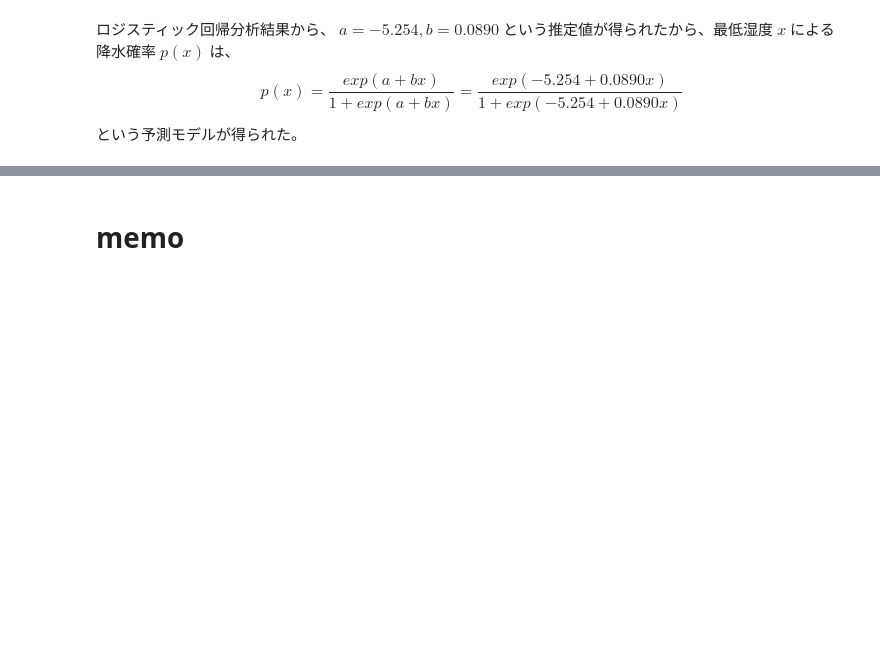
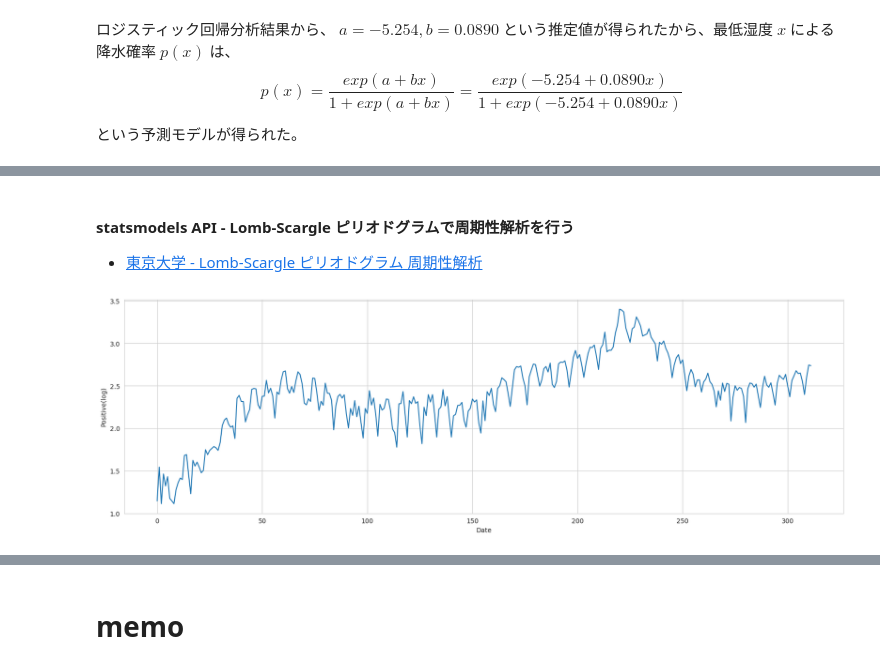
Before and after one commit to MDASH-shinshu/MDASH-T-DS, a Jupyter notebook: 4/4_data_analysis_colab.ipynb, the cells around one changed output, grey strips where cells are left out. Cells and saved outputs as stored; diff of their text form; code cells hidden in the pictures; blank space fills up the shorter version.

```diff
--- a/4/4_data_analysis_colab.ipynb
+++ b/4/4_data_analysis_colab.ipynb
@@ -472,0 +554,26 @@ $$ p(x) = \frac{exp(a+bx)}{1+exp(a+bx)} = \frac{exp(-5.254 + 0.0890x)}{1+exp(-5.
+# %% [markdown]
+#### statsmodels API - Lomb-Scargle ピリオドグラムで周期性解析を行う
+
+* [東京大学 - Lomb-Scargle ピリオドグラム 周期性解析](https://ea.c.u-tokyo.ac.jp/astro/Members/yoshida/jisshu1/2019/no7.pdf)
+# %%
+# Scipy の Lomb-Scargle ピリオドグラムを使う - コード引用 https://zenn.dev/chimuichimu/articles/954fc680a6252f
+
+# データのロードと時系列プロット
+import numpy as np
+import pandas as pd
+import matplotlib.pyplot as plt
+import statsmodels.api as sm
+import scipy.signal as signal
+
+x = list(range(len(df)))
+y = df['positive_log']
+
+fig = plt.figure(figsize=(20, 6))
+ax = fig.add_subplot(1,1,1)
+ax.set_xlabel("Date")
+ax.set_ylabel("Positive(log)")
+ax.plot(x, y)
+
+fig.show()
+# %% [output]
+[figure, added]
```
Also changed, not shown: parts of 51 cells of this notebook.
